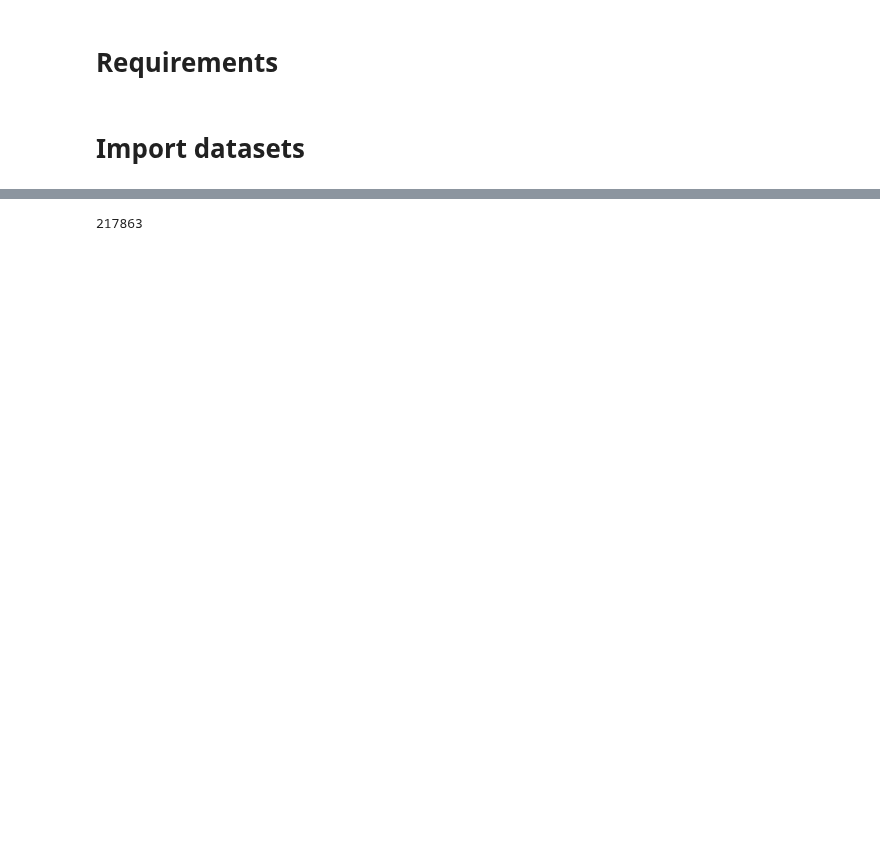
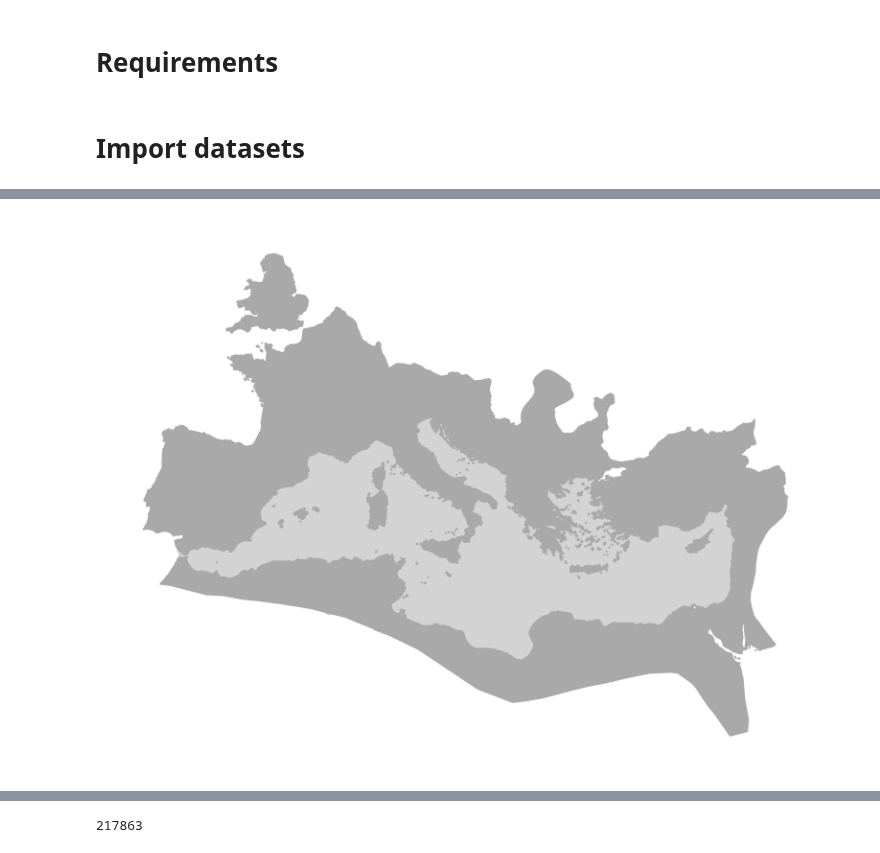
Before and after one commit to sdam-au/GI_ETL, a Jupyter notebook: scripts/1_8_py_GIRE.ipynb, the cells around one changed output, grey strips where cells are left out. Cells and saved outputs as stored; diff of their text form; code cells hidden in the pictures; blank space fills up the shorter version.

```diff
--- a/scripts/1_8_py_GIRE.ipynb
+++ b/scripts/1_8_py_GIRE.ipynb
@@ -31,2 +52,13 @@ pleiades_regions_merged = gpd.GeoSeries(RE)
+# %%
+medsea = medsea.to_crs(3035)
+medsea_merged = medsea.unary_union
+medsea_merged_buffer = medsea_merged.buffer(distance=5000)
+# %%
+fig, ax = plt.subplots()
+medsea_merged_buffer.plot(ax=ax, color="lightgrey")
+pleiades_regions_merged_buffer.plot(ax=ax, color="darkgrey")
+ax.set_axis_off()
+# %% [output]
+[figure, added]
 # %%
 GIST = gpd.read_parquet("../data/large_data/GIST_v0-1.parquet")
```
Also changed, not shown: parts of 23 cells of this notebook, 1 other file.
